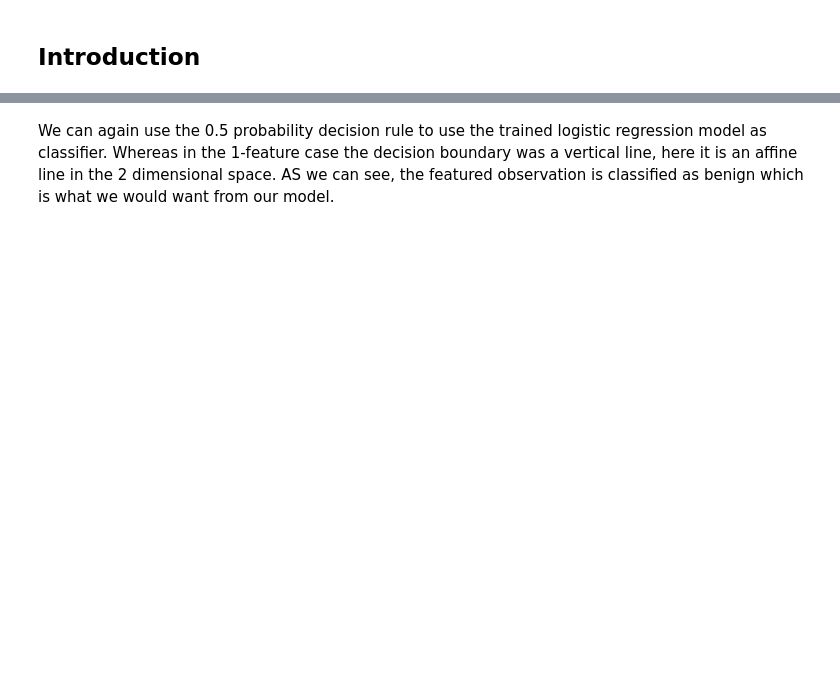
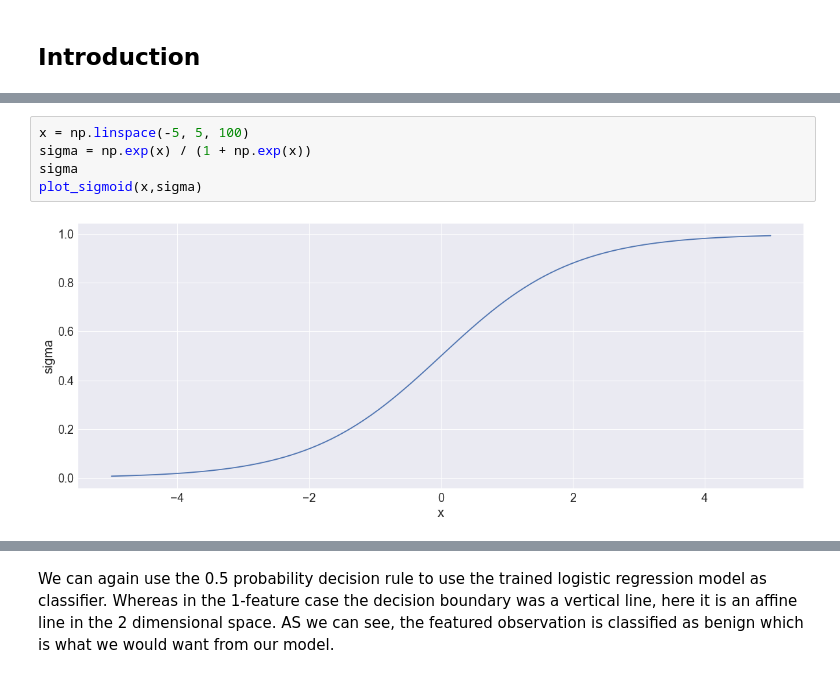
Before and after one commit to NoobQuant/Data_Science_Projects, a Jupyter notebook: logistic_regression/Logistic regression visualized.ipynb, the cells around one changed output, grey strips where cells are left out. Drawn from its saved outputs; the diff is of its cells as text; blank space fills up the shorter version.

```diff
--- a/logistic_regression/Logistic regression visualized.ipynb
+++ b/logistic_regression/Logistic regression visualized.ipynb
@@ -540,0 +501,7 @@ We can use confusion matrix to display how well our classifier performs
+# %%
+x = np.linspace(-5, 5, 100)
+sigma = np.exp(x) / (1 + np.exp(x))
+sigma
+plot_sigmoid(x,sigma)
+# %% [output]
+[figure, added]
```
Also changed, not shown: parts of 81 cells of this notebook, 4 other files.
